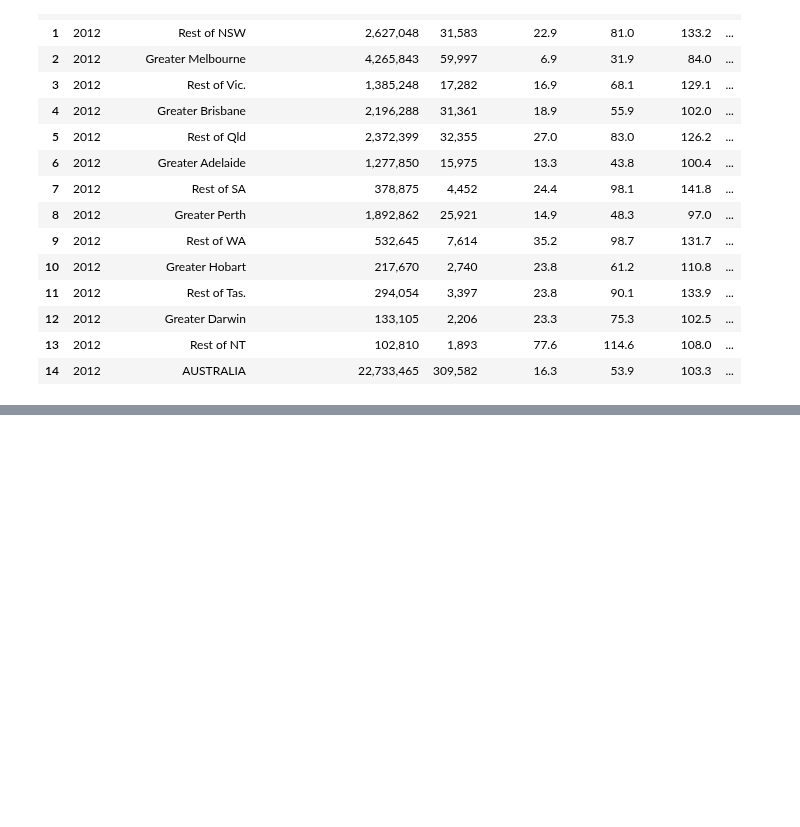
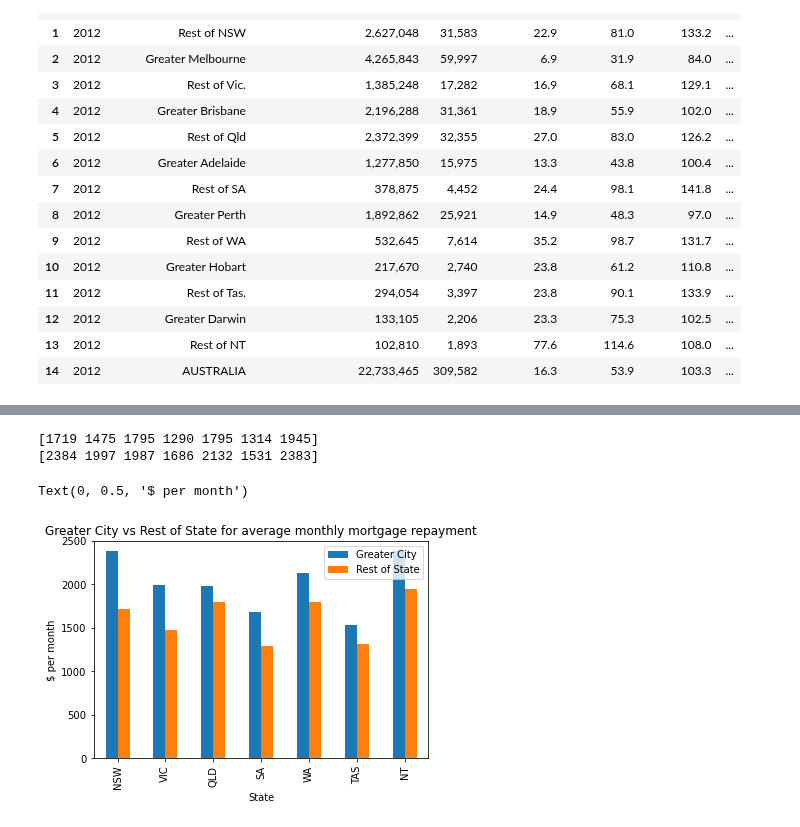
Before and after one commit to NathanJPotter/Team-Project-1, a Jupyter notebook: Project 1.ipynb, the cells around one changed output, grey strips where cells are left out. Saved outputs shown, nothing was run; the diff lists cells and outputs as text; code cells hidden in the pictures; blank space fills up the shorter version.

Commit message:
created dataframe comparision for average monthly mortgage

```diff
--- a/Project 1.ipynb
+++ b/Project 1.ipynb
@@ -672,3 +673,10 @@ birth_data_df.head(15)
 | 12 | 2012 | Greater Darwin | 133,105 | 2,206 | 23.3 | 75.3 | 102.5 | ... |
 | 13 | 2012 | Rest of NT | 102,810 | 1,893 | 77.6 | 114.6 | 108.0 | ... |
 | 14 | 2012 | AUSTRALIA | 22,733,465 | 309,582 | 16.3 | 53.9 | 103.3 | ... |
+# %%
+latest_average_monthly_mortgage_df = mortgage_data_df.loc[mortgage_data_df['Year'] == 2016]
+lastest_average_monthly_rental_df = rental_data_df.loc[rental_data_df['Year'] == 2016]
+lastest_mortgage_stress_df = mortgage_stress_df.loc[mortgage_stress_df['Year']== 2016]
+lastest_rental_stress_df = rental_stress_df.loc[rental_stress_df['Year']==2016]
+
+lastest_rental_stress_df
@@ -674,0 +701,8 @@ birth_data_df.head(15)
+# %%
+#drop sumary rows to compare 2 seperate values
+clean_average_monthly_mortgage_df = latest_average_monthly_mortgage_df.drop([22,23,26,29,32,35,38,41], axis=0)
+
+
+
+
+clean_average_monthly_mortgage_df
@@ -674,0 +725,5 @@ birth_data_df.head(15)
+# %%
+# Creating dataframe to separate city areas and region areas
+greater_df = clean_df[clean_average_monthly_mortgage_df['Region'].str.contains('Greater')]
+rest_of_df = clean_df[clean_average_monthly_mortgage_df['Region'].str.contains('Rest')]
+greater_df
@@ -674,0 +739,28 @@ birth_data_df.head(15)
+# %%
+#Creating arrays for bar plot
+number_column = rest_of_df.loc[:,'Av mthly mortgage ($)']
+array_rest_of = number_column.values
+
+greater_avg_monthly_income = greater_df.loc[:,'Av mthly mortgage ($)']
+array_great = greater_avg_monthly_income.values
+
+
+print(array_rest_of)
+print(array_great)
+# %% [output]
+[1719 1475 1795 1290 1795 1314 1945]
+[2384 1997 1987 1686 2132 1531 2383]
+# %%
+plotdata = pd.DataFrame({
+    "Greater City":array_great,
+    "Rest of State":array_rest_of
+    },
+    index=["NSW", "VIC", "QLD", "SA", "WA","TAS","NT"]
+)
+plotdata.plot(kind="bar")
+plt.title("Greater City vs Rest of State for average monthly mortgage repayment")
+plt.xlabel("State")
+plt.ylabel("$ per month")
+# %% [output]
+Text(0, 0.5, '$ per month')
+[figure, added]
```
Also changed, not shown: parts of 4 cells of this notebook.
